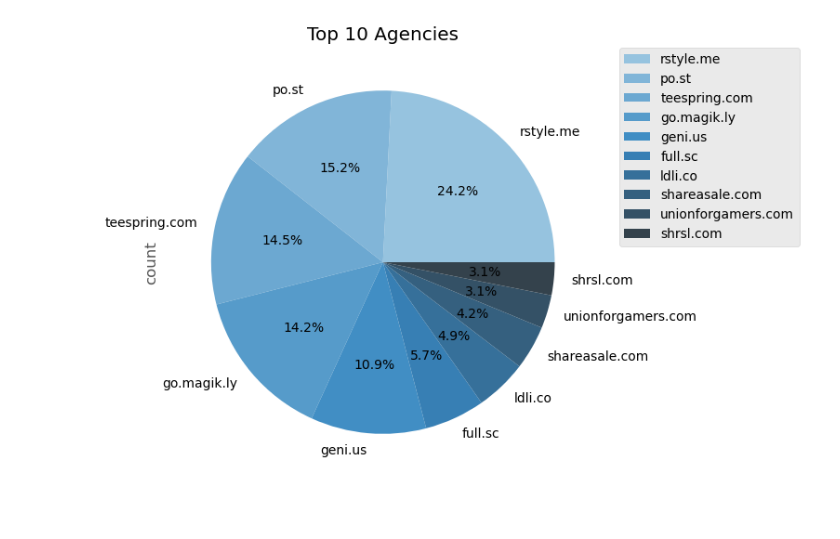
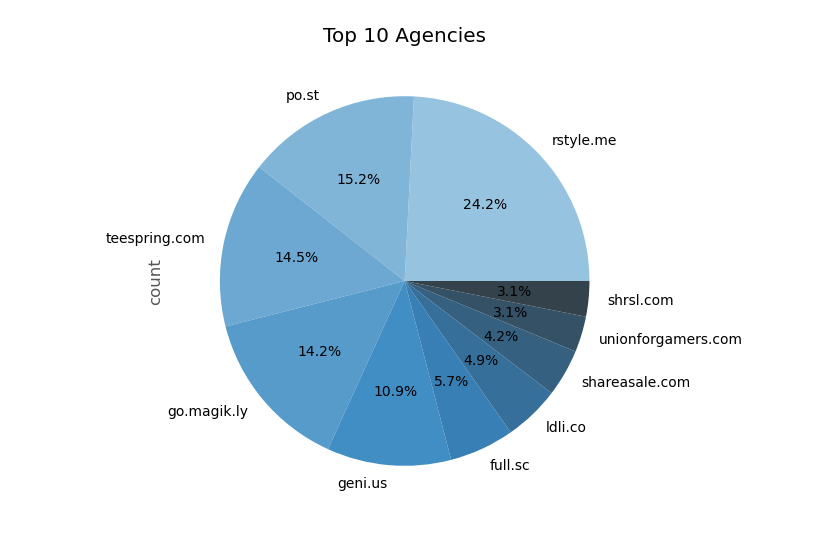
Before and after one commit to epfl-ada/ada-2022-project-fraisetagada, a Jupyter notebook: analysis/agencies_analysis.ipynb, the cells around one changed output. Drawn from its saved outputs; the diff is of its cells as text; code cells hidden in the pictures.

```diff
--- a/analysis/agencies_analysis.ipynb
+++ b/analysis/agencies_analysis.ipynb
@@ -18,12 +18,11 @@ domains_top_classified = domains_top_classified[domains_top_classified.domain_ca
 # Take top 10 agencies
 domains_top_classified = domains_top_classified.sort_values(by='count', ascending=False).head(10)
 # %%
-# pie chart of all agencies
+# Pie chart of all agencies
 colors = sns.color_palette("Blues_d", len(domains_top_classified.domain))
 domains_top_classified.plot.pie(y='count', figsize=(6, 6), autopct='%1.1f%%', labels=domains_top_classified.domain, colors=colors)
-plt.legend(bbox_to_anchor=(1.05, 1), loc=2, borderaxespad=0.)
 plt.title("Top 10 Agencies")
-plt.savefig("idk.svg", bbox_inches='tight', format='svg')
+plt.legend().remove()
 plt.show()
 # %% [output]
-[figure, old version]
+[figure, new version]
```
Also changed, not shown: 3 other files.
